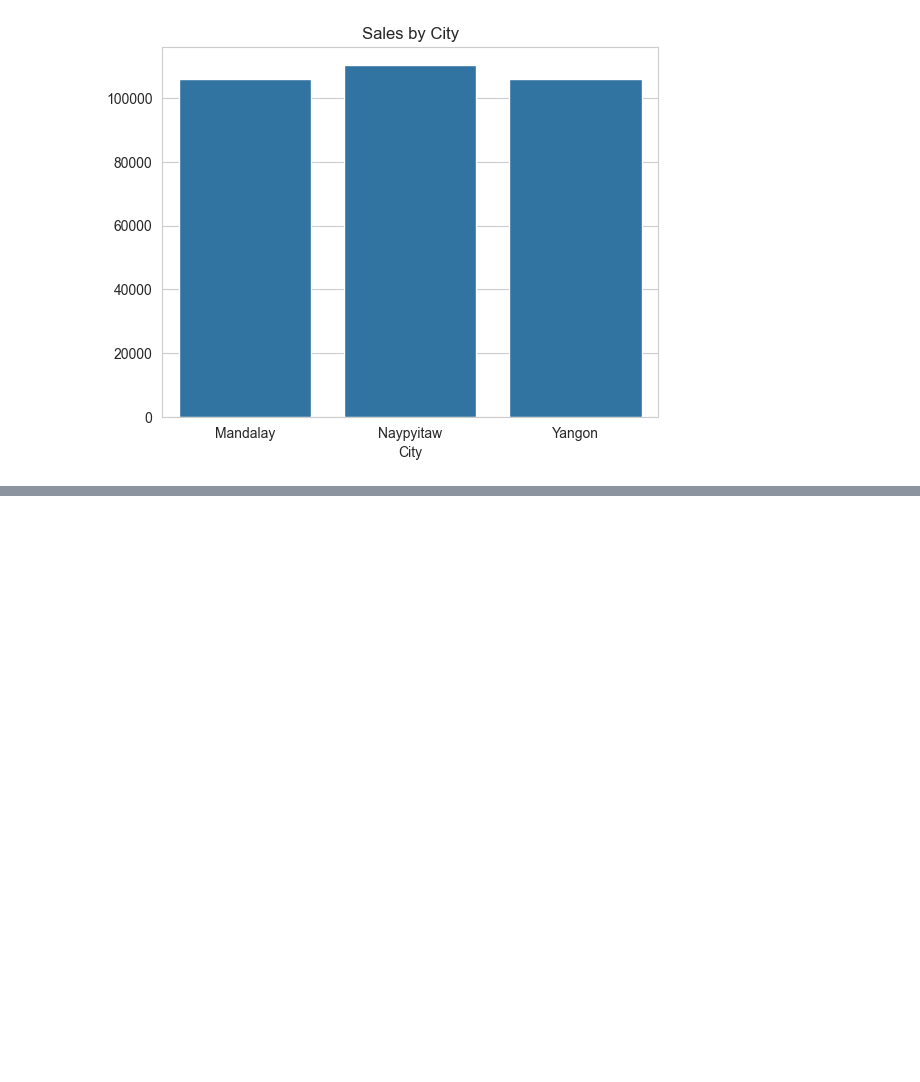
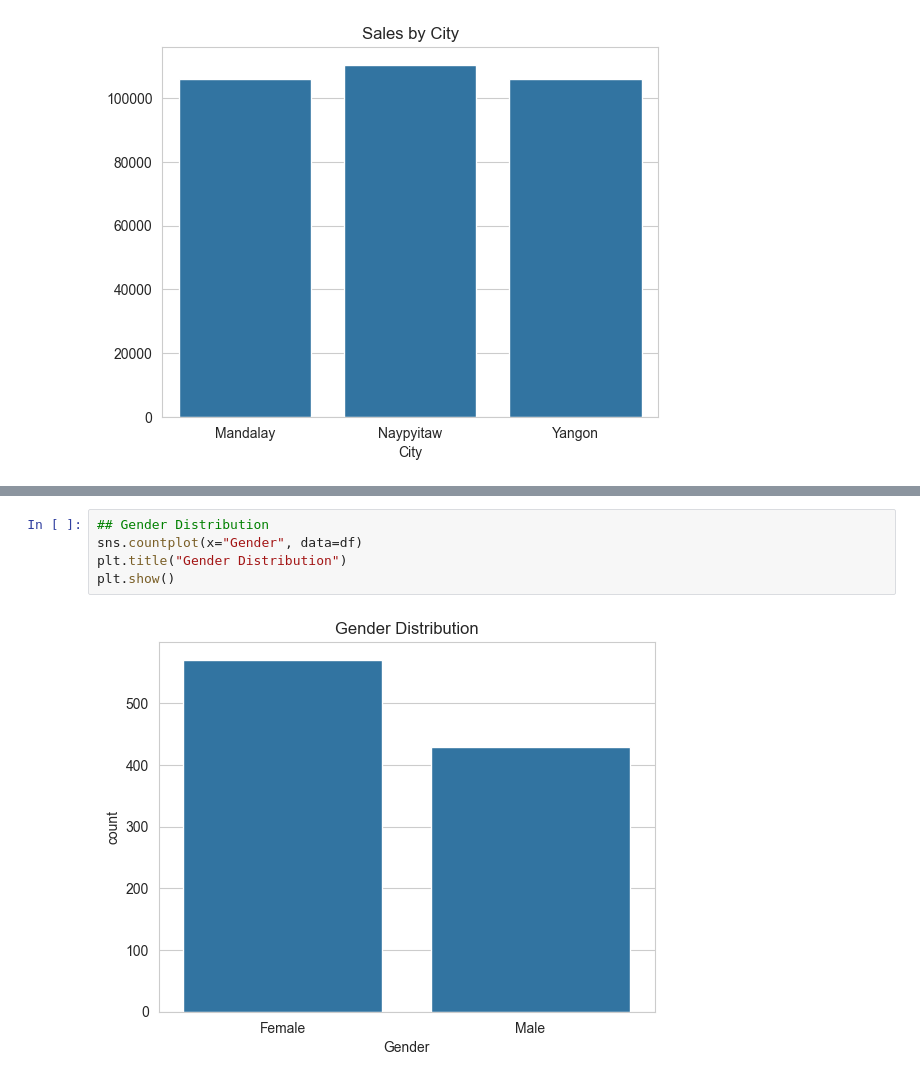
Before and after one commit to GL1TH/supermarket, a Jupyter notebook: Supermarket_project.ipynb, the cells around one changed output, grey strips where cells are left out. Drawn from its saved outputs; the diff is of its cells as text; blank space fills up the shorter version.

```diff
--- a/Supermarket_project.ipynb
+++ b/Supermarket_project.ipynb
@@ -166,0 +203,7 @@ plt.show()
+# %%
+## Gender Distribution
+sns.countplot(x="Gender", data=df)
+plt.title("Gender Distribution")
+plt.show()
+# %% [output]
+[figure, added]
```
Also changed, not shown: parts of 5 cells of this notebook.
